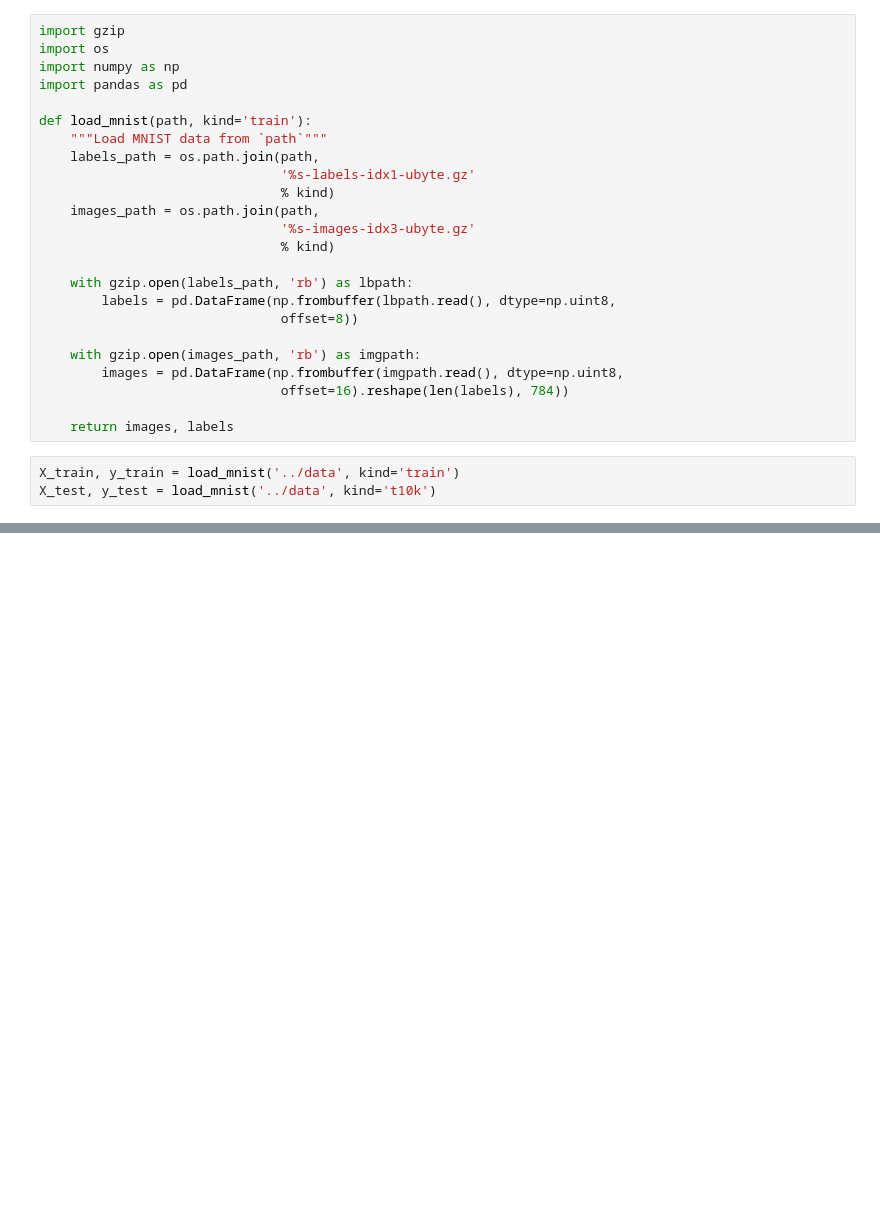
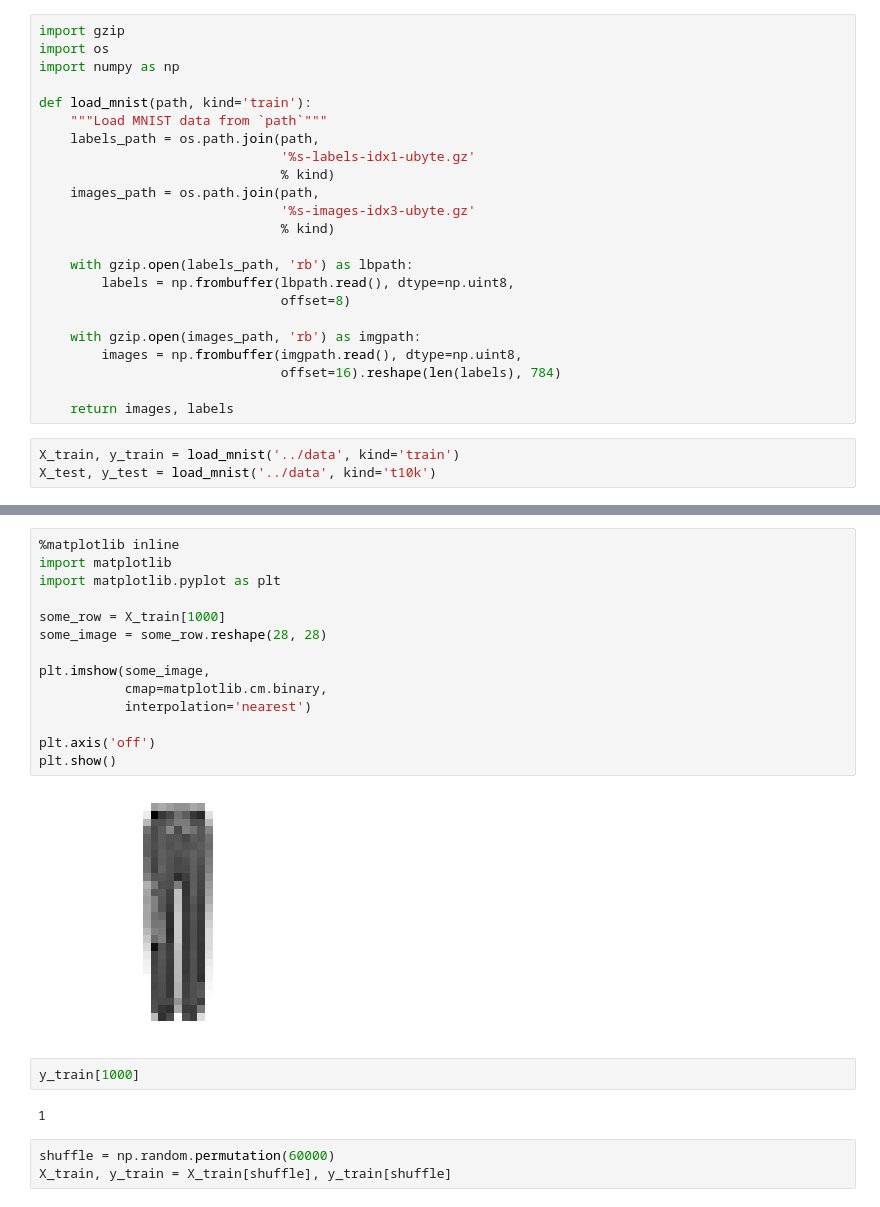
Before and after one commit to tjwhitaker/fashionista, a Jupyter notebook: notebooks/fashionista_notebook.ipynb, the cells around one changed output, grey strips where cells are left out. Saved outputs shown, nothing was run; the diff lists cells and outputs as text; blank space fills up the shorter version.

```diff
--- a/notebooks/fashionista_notebook.ipynb
+++ b/notebooks/fashionista_notebook.ipynb
@@ -2,7 +2,6 @@
 import gzip
 import os
 import numpy as np
-import pandas as pd
 
 def load_mnist(path, kind='train'):
     """Load MNIST data from `path`"""
@@ -14,12 +13,12 @@ def load_mnist(path, kind='train'):
                                % kind)
 
     with gzip.open(labels_path, 'rb') as lbpath:
-        labels = pd.DataFrame(np.frombuffer(lbpath.read(), dtype=np.uint8,
-                               offset=8))
+        labels = np.frombuffer(lbpath.read(), dtype=np.uint8,
+                               offset=8)
 
     with gzip.open(images_path, 'rb') as imgpath:
-        images = pd.DataFrame(np.frombuffer(imgpath.read(), dtype=np.uint8,
-                               offset=16).reshape(len(labels), 784))
+        images = np.frombuffer(imgpath.read(), dtype=np.uint8,
+                               offset=16).reshape(len(labels), 784)
 
     return images, labels
 # %%
@@ -45,0 +37,23 @@ memory usage: 44.9 MB
+# %%
+%matplotlib inline
+import matplotlib
+import matplotlib.pyplot as plt
+
+some_row = X_train[1000]
+some_image = some_row.reshape(28, 28)
+
+plt.imshow(some_image,
+           cmap=matplotlib.cm.binary,
+           interpolation='nearest')
+
+plt.axis('off')
+plt.show()
+# %% [output]
+[figure, added]
+# %%
+y_train[1000]
+# %% [output]
+1
+# %%
+shuffle = np.random.permutation(60000)
+X_train, y_train = X_train[shuffle], y_train[shuffle]
```
Also changed, not shown: parts of 21 cells of this notebook.
